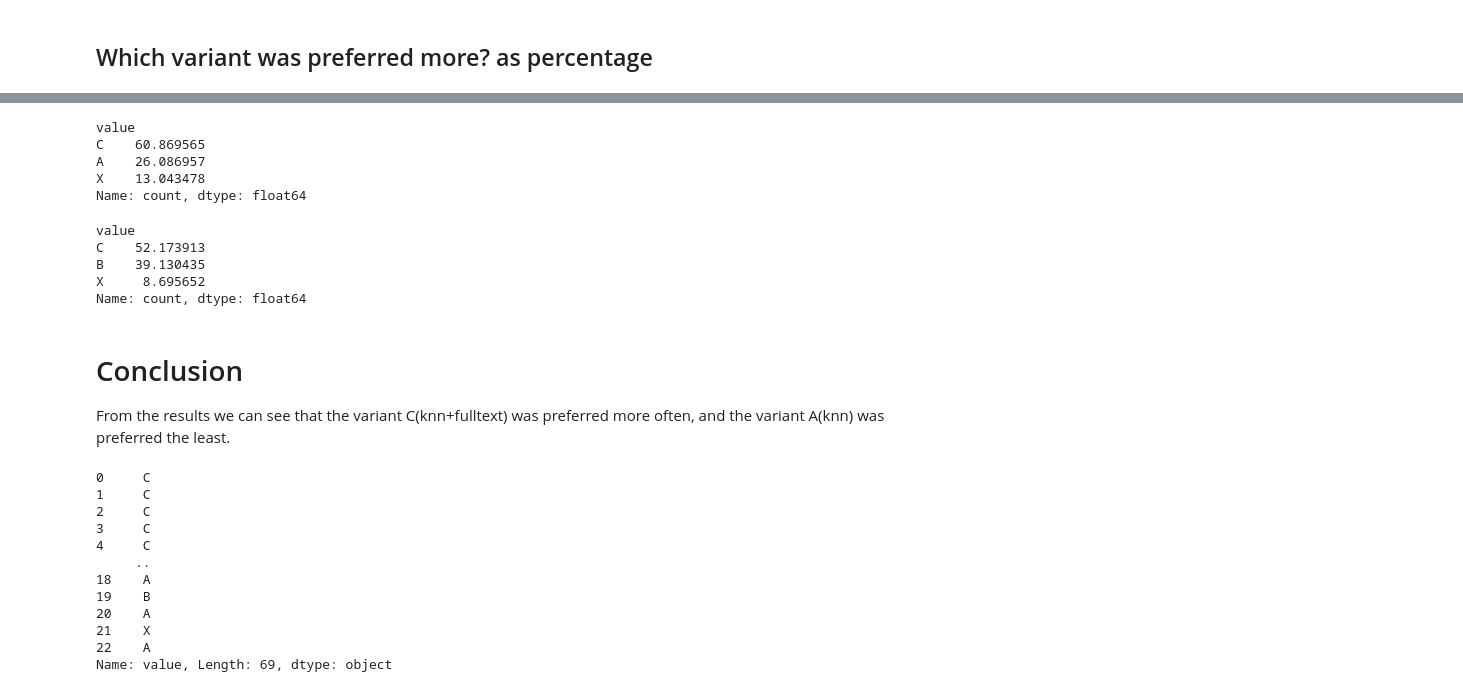
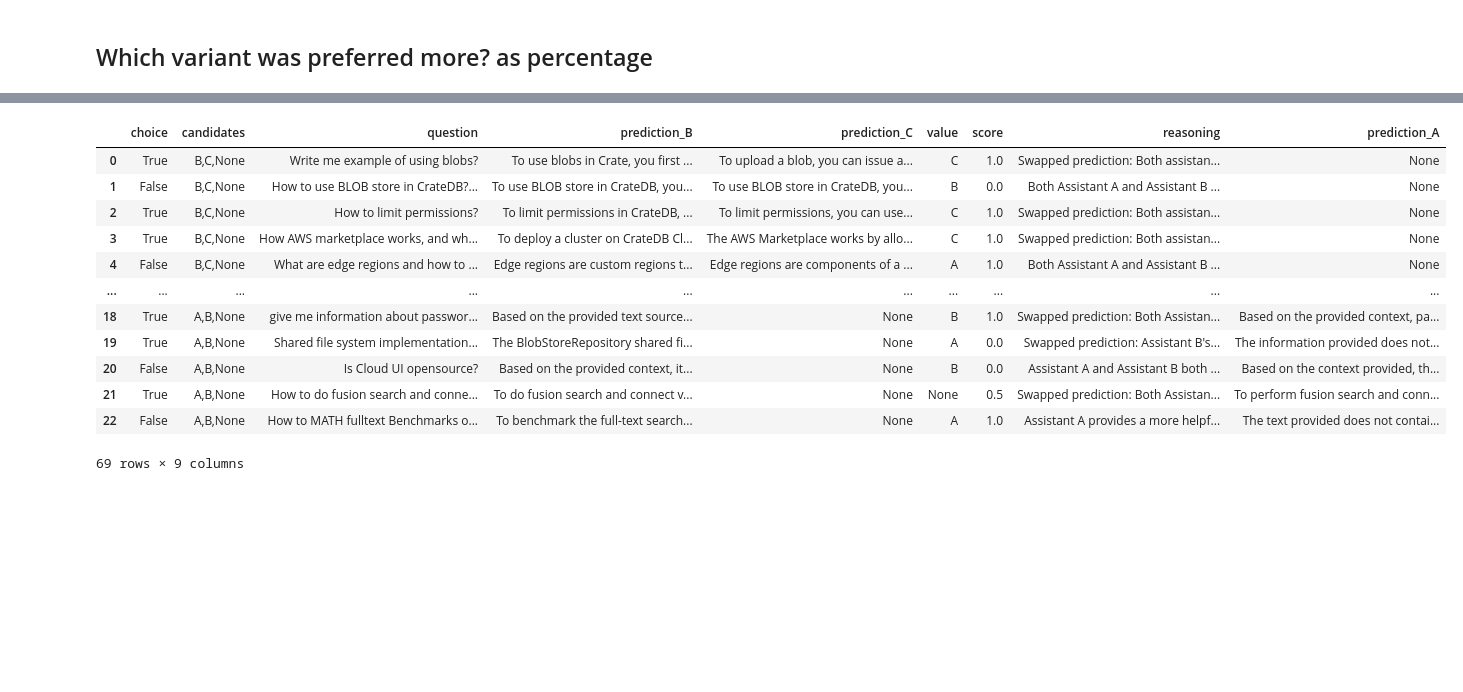
Before and after one commit to widmogrod/cratedb-playground, a Jupyter notebook: rag/5.eval.ipynb, the cells around one changed output, grey strips where cells are left out. Saved outputs shown, nothing was run; the diff lists cells and outputs as text; code cells hidden in the pictures; blank space fills up the shorter version.

```diff
--- a/rag/5.eval.ipynb
+++ b/rag/5.eval.ipynb
@@ -275,5 +505,6 @@ ev
 # %%
 from random import random
+
 
 def eval(questions, chain_a, chain_b, aname="A", bname="B", cname=None):
     evaluation_results = []
@@ -297,13 +528,14 @@ def eval(questions, chain_a, chain_b, aname="A", bname="B", cname=None):
 
         if choice:
             ev = {
-                "value": {aname: bname, bname: aname, cname: cname}[ev["value"]],
+                "value": {"A": bname, "B": aname, None: cname}[ev["value"]],
                 "score": ev["score"],
                 "reasoning": "Swapped prediction: {}".format(ev["reasoning"])
             }
 
         evaluation_results.append({
             "choice": choice,
+            "candidates": ",".join([aname, bname, "None"]),
             "question": question,
             f"prediction_{aname}": prediction if choice else prediction_b,
             f"prediction_{bname}": prediction_b if choice else prediction,
@@ -399,43 +572,28 @@ Name: count, dtype: float64
 # %%
-ac_res = evaluation_results_ac_df['value'].fillna("X").replace('B', 'C').value_counts() / total * 100
+ac_res = evaluation_results_ac_df['value'].fillna("X").value_counts() / total * 100
 ac_res
-# %% [output]
-value
-C    60.869565
-A    26.086957
-X    13.043478
-Name: count, dtype: float64
 # %%
-bc_res = evaluation_results_bc_df['value'].fillna("X").replace("B", "C").replace("A", "B").value_counts() / total * 100
+bc_res = evaluation_results_bc_df['value'].fillna("X").value_counts() / total * 100
 bc_res
-# %% [output]
-value
-C    52.173913
-B    39.130435
-X     8.695652
-Name: count, dtype: float64
-# %% [markdown]
-# Conclusion
-From the results we can see that the variant C(knn+fulltext) was preferred more often,
-and the variant A(knn) was preferred the least.
 # %%
-joined = pd.concat([evaluation_results_bc_df['value'].replace("B", "C").replace("A", "B"),
-                    evaluation_results_ac_df['value'].replace('B', 'C'),
-                    evaluation_results_ab_df['value']], axis=0)
-joined.fillna("X", inplace=True)
+joined = pd.concat([evaluation_results_bc_df,
+                    evaluation_results_ac_df,
+                    evaluation_results_ab_df], axis=0)
+joined.fillna("None", inplace=True)
 joined
 # %% [output]
+|  | choice | candidates | question | prediction_B | prediction_C | value | score | reasoning | prediction_A |
+| 0 | True | B,C,None | Write me example of using blobs? | To use blobs in Crate, you first ... | To upload a blob, you can issue a... | C | 1.0 | Swapped prediction: Both assistan... | None |
+| 1 | False | B,C,None | How to use BLOB store in CrateDB?... | To use BLOB store in CrateDB, you... | To use BLOB store in CrateDB, you... | B | 0.0 | Both Assistant A and Assistant B ... | None |
+| 2 | True | B,C,None | How to limit permissions? | To limit permissions in CrateDB, ... | To limit permissions, you can use... | C | 1.0 | Swapped prediction: Both assistan... | None |
+| 3 | True | B,C,None | How AWS marketplace works, and wh... | To deploy a cluster on CrateDB Cl... | The AWS Marketplace works by allo... | C | 1.0 | Swapped prediction: Both assistan... | None |
+| 4 | False | B,C,None | What are edge regions and how to ... | Edge regions are custom regions t... | Edge regions are components of a ... | A | 1.0 | Both Assistant A and Assistant B ... | None |
+| ... | ... | ... | ... | ... | ... | ... | ... | ... | ... |
+| 18 | True | A,B,None | give me information about passwor... | Based on the provided text source... | None | B | 1.0 | Swapped prediction: Both Assistan... | Based on the provided context, pa... |
+| 19 | True | A,B,None | Shared file system implementation... | The BlobStoreRepository shared fi... | None | A | 0.0 | Swapped prediction: Assistant B's... | The information provided does not... |
+| 20 | False | A,B,None | Is Cloud UI opensource? | Based on the provided context, it... | None | B | 0.0 | Assistant A and Assistant B both ... | Based on the context provided, th... |
+| 21 | True | A,B,None | How to do fusion search and conne... | To do fusion search and connect v... | None | None | 0.5 | Swapped prediction: Both Assistan... | To perform fusion search and conn... |
+| 22 | False | A,B,None | How to MATH fulltext Benchmarks o... | To benchmark the full-text search... | None | A | 1.0 | Assistant A provides a more helpf... | The text provided does not contai... |
-0     C
-1     C
-2     C
-3     C
-4     C
-     ..
-18    A
-19    B
-20    A
-21    X
-22    A
-Name: value, Length: 69, dtype: object
+69 rows × 9 columns
 # %%
 # statistics
```
Also changed, not shown: parts of 22 cells of this notebook, 2 other files.
